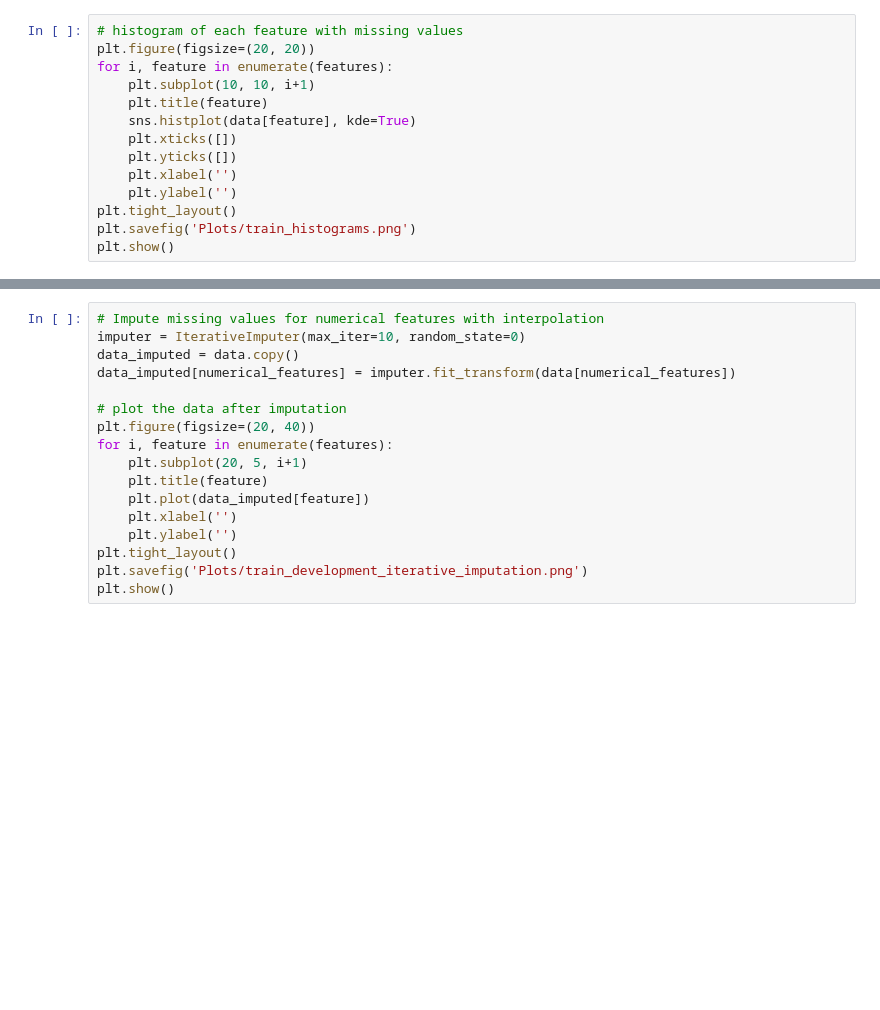
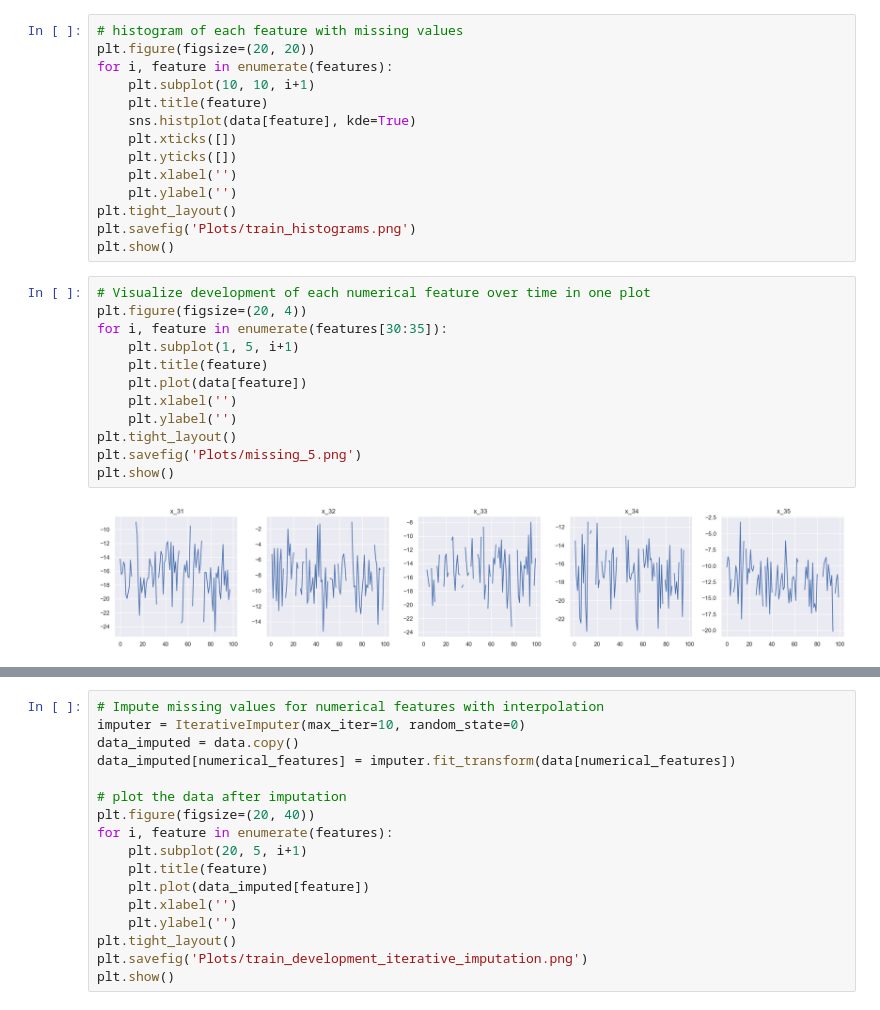
Before and after one commit to SorenBlattBendtsen/02582, a Jupyter notebook: Assignment_1/ass1_soren_copy1.ipynb, the cells around one changed output, grey strips where cells are left out. Cells and saved outputs as stored; diff of their text form; blank space fills up the shorter version.

```diff
--- a/Assignment_1/ass1_soren_copy1.ipynb
+++ b/Assignment_1/ass1_soren_copy1.ipynb
@@ -94,3 +101,17 @@ for i, feature in enumerate(features):
 plt.tight_layout()
 plt.savefig('Plots/train_histograms.png')
 plt.show()
+# %%
+# Visualize development of each numerical feature over time in one plot
+plt.figure(figsize=(20, 4))
+for i, feature in enumerate(features[30:35]):
+    plt.subplot(1, 5, i+1)
+    plt.title(feature)
+    plt.plot(data[feature])
+    plt.xlabel('')
+    plt.ylabel('')
+plt.tight_layout()
+plt.savefig('Plots/missing_5.png')
+plt.show()
+# %% [output]
+[figure, added]
```
Also changed, not shown: parts of 41 cells of this notebook, 4 other files.
